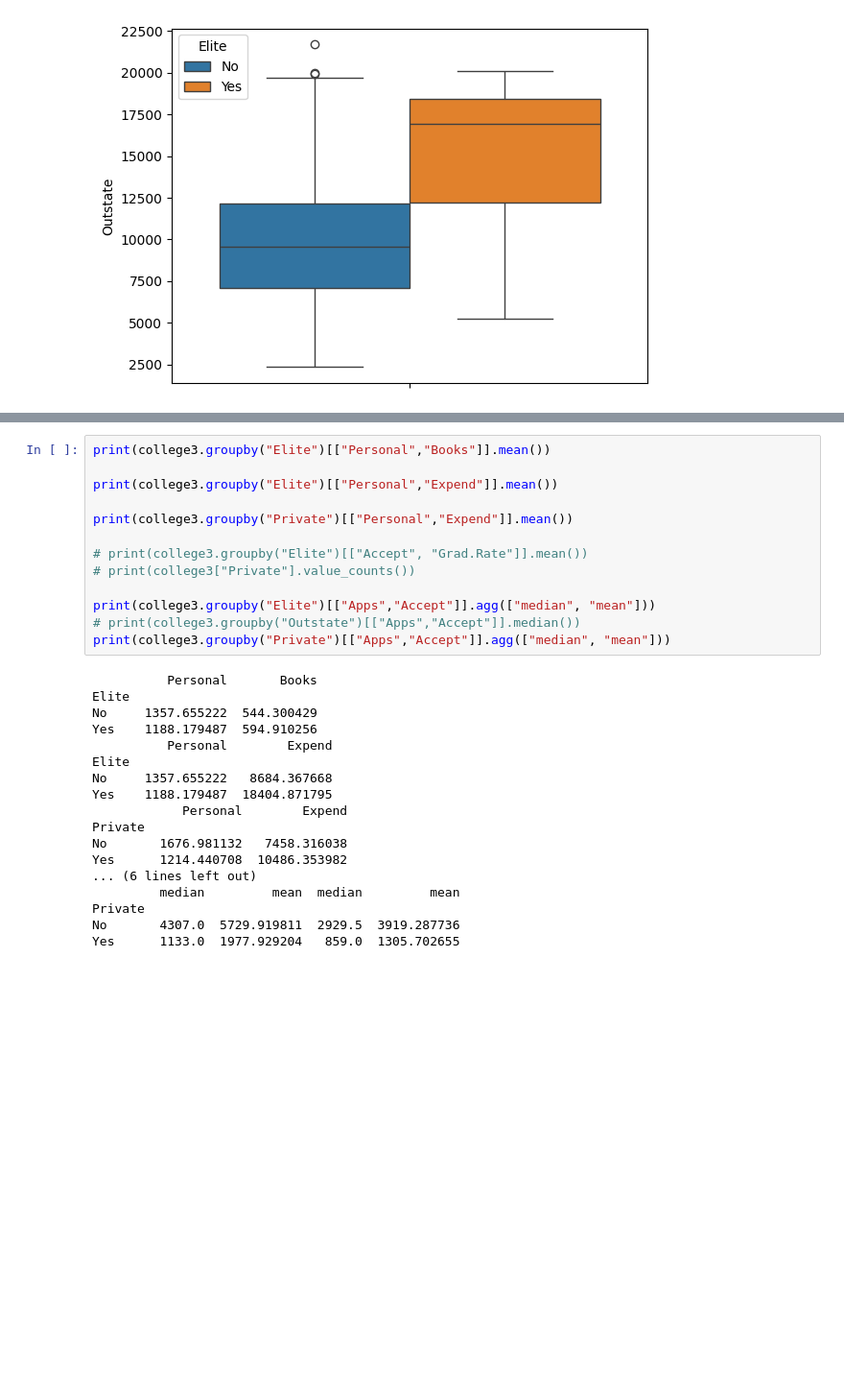
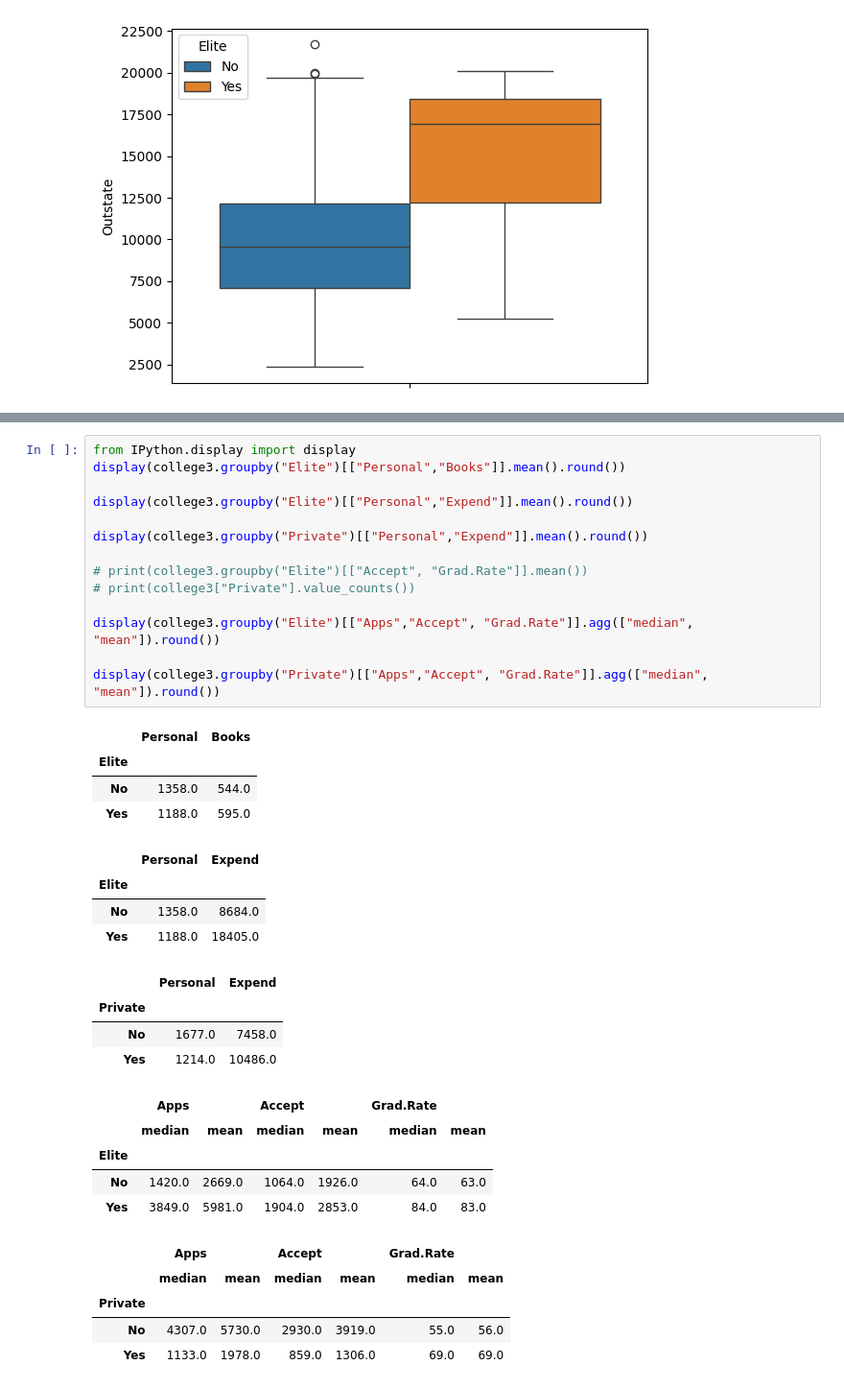
Before and after one commit to tobias-oberg/Databehandling-Tobias-ObergAI24, a Jupyter notebook: Lab/Lab.ipynb, the cells around one changed output, grey strips where cells are left out. Shown: that part at 96% size. Cells and saved outputs as stored; diff of their text form; blank space fills up the shorter version.

```diff
--- a/Lab/Lab.ipynb
+++ b/Lab/Lab.ipynb
@@ -109,34 +124,40 @@ plt.show()
 # %%
-print(college3.groupby("Elite")[["Personal","Books"]].mean())
+from IPython.display import display
+display(college3.groupby("Elite")[["Personal","Books"]].mean().round())
 
-print(college3.groupby("Elite")[["Personal","Expend"]].mean())
+display(college3.groupby("Elite")[["Personal","Expend"]].mean().round())
 
-print(college3.groupby("Private")[["Personal","Expend"]].mean())
+display(college3.groupby("Private")[["Personal","Expend"]].mean().round())
 
 # print(college3.groupby("Elite")[["Accept", "Grad.Rate"]].mean())
 # print(college3["Private"].value_counts())
 
-print(college3.groupby("Elite")[["Apps","Accept"]].agg(["median", "mean"]))
-# print(college3.groupby("Outstate")[["Apps","Accept"]].median())
-print(college3.groupby("Private")[["Apps","Accept"]].agg(["median", "mean"]))
+display(college3.groupby("Elite")[["Apps","Accept", "Grad.Rate"]].agg(["median", "mean"]).round())
+
+display(college3.groupby("Private")[["Apps","Accept", "Grad.Rate"]].agg(["median", "mean"]).round())
 # %% [output]
-          Personal       Books
-Elite
-No     1357.655222  544.300429
-Yes    1188.179487  594.910256
-          Personal        Expend
-Elite
-No     1357.655222   8684.367668
-Yes    1188.179487  18404.871795
-            Personal        Expend
-Private
-No       1676.981132   7458.316038
-Yes      1214.440708  10486.353982
-... (6 lines left out)
-         median         mean  median         mean
-Private
-No       4307.0  5729.919811  2929.5  3919.287736
-Yes      1133.0  1977.929204   859.0  1305.702655
+|  | Personal | Books |
+| Elite |  |  |
+| No | 1358.0 | 544.0 |
+| Yes | 1188.0 | 595.0 |
+|  | Personal | Expend |
+| Elite |  |  |
+| No | 1358.0 | 8684.0 |
+| Yes | 1188.0 | 18405.0 |
+|  | Personal | Expend |
+| Private |  |  |
+| No | 1677.0 | 7458.0 |
+| Yes | 1214.0 | 10486.0 |
+|  | Apps |  | Accept |  | Grad.Rate |  |
+|  | median | mean | median | mean | median | mean |
+| Elite |  |  |  |  |  |  |
+| No | 1420.0 | 2669.0 | 1064.0 | 1926.0 | 64.0 | 63.0 |
+| Yes | 3849.0 | 5981.0 | 1904.0 | 2853.0 | 84.0 | 83.0 |
+|  | Apps |  | Accept |  | Grad.Rate |  |
+|  | median | mean | median | mean | median | mean |
+| Private |  |  |  |  |  |  |
+| No | 4307.0 | 5730.0 | 2930.0 | 3919.0 | 55.0 | 56.0 |
+| Yes | 1133.0 | 1978.0 | 859.0 | 1306.0 | 69.0 | 69.0 |
 # %% [markdown]
 ## Exploration of data
 While continuing the exploration of the data i wanted to look for the differences in spendings by comparing if the colleges where private or not. By using groupby and mean we can easily find what we are looking for. For example, in private schools, the personal spendings seems to be lower than in public schools. However, the instructional spendings are higher.
```
Also changed, not shown: parts of 7 cells of this notebook.
